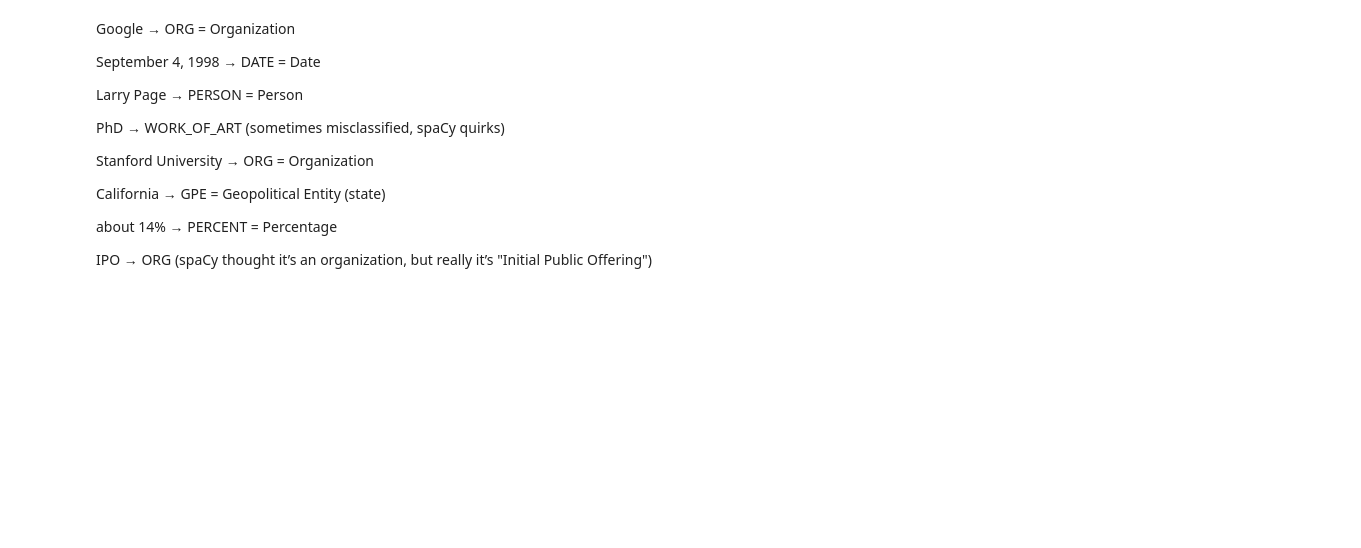
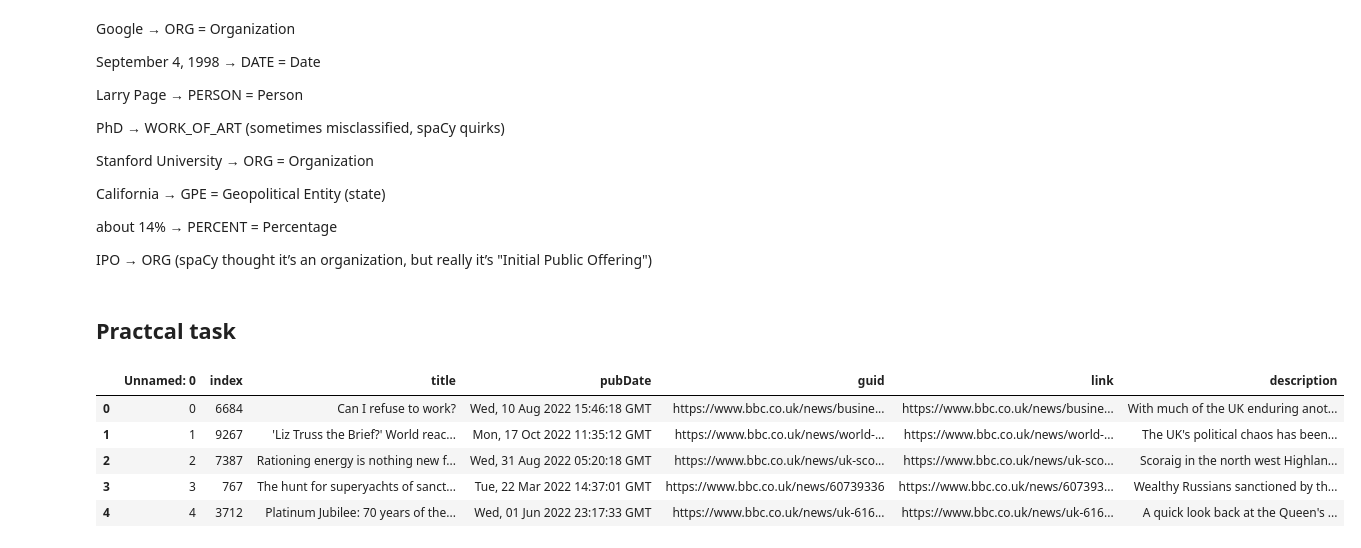
Before and after one commit to SurajSG23/Natural-Language-Processing, a Jupyter notebook: Module-2.ipynb, the cells around one changed output. Cells and saved outputs as stored; diff of their text form; code cells hidden in the pictures; blank space fills up the shorter version.

Commit message:
Practical Task

```diff
--- a/Module-2.ipynb
+++ b/Module-2.ipynb
@@ -183,3 +183,5 @@ California → GPE = Geopolitical Entity (state)
 about 14% → PERCENT = Percentage
 
 IPO → ORG (spaCy thought it’s an organization, but really it’s "Initial Public Offering")
+# %% [markdown]
+## Practcal task
@@ -185,0 +197,10 @@ IPO → ORG (spaCy thought it’s an organization, but really it’s "Initial Pu
+# %%
+bbc_data = pd.read_csv(r"D:\AI-ML\NLP\CSV files\bbc_news.csv")
+bbc_data.head()
+# %% [output]
+|  | Unnamed: 0 | index | title | pubDate | guid | link | description |
+| 0 | 0 | 6684 | Can I refuse to work? | Wed, 10 Aug 2022 15:46:18 GMT | https://www.bbc.co.uk/news/busine... | https://www.bbc.co.uk/news/busine... | With much of the UK enduring anot... |
+| 1 | 1 | 9267 | 'Liz Truss the Brief?' World reac... | Mon, 17 Oct 2022 11:35:12 GMT | https://www.bbc.co.uk/news/world-... | https://www.bbc.co.uk/news/world-... | The UK's political chaos has been... |
+| 2 | 2 | 7387 | Rationing energy is nothing new f... | Wed, 31 Aug 2022 05:20:18 GMT | https://www.bbc.co.uk/news/uk-sco... | https://www.bbc.co.uk/news/uk-sco... | Scoraig in the north west Highlan... |
+| 3 | 3 | 767 | The hunt for superyachts of sanct... | Tue, 22 Mar 2022 14:37:01 GMT | https://www.bbc.co.uk/news/60739336 | https://www.bbc.co.uk/news/607393... | Wealthy Russians sanctioned by th... |
+| 4 | 4 | 3712 | Platinum Jubilee: 70 years of the... | Wed, 01 Jun 2022 23:17:33 GMT | https://www.bbc.co.uk/news/uk-616... | https://www.bbc.co.uk/news/uk-616... | A quick look back at the Queen's ... |
```
Also changed, not shown: parts of 18 cells of this notebook.
